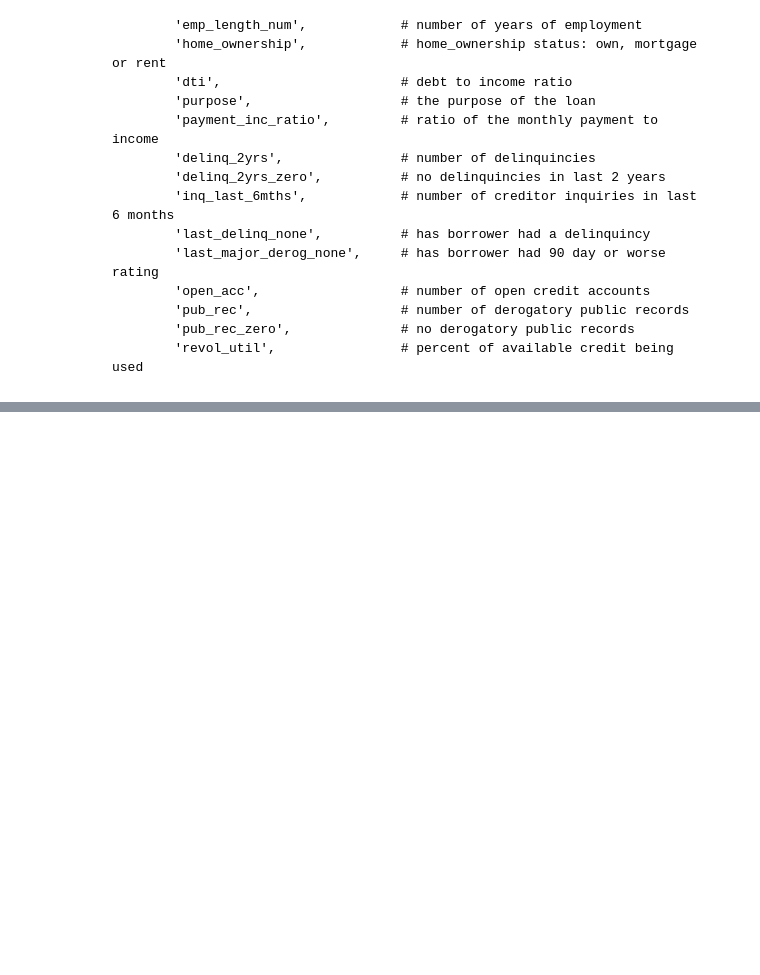
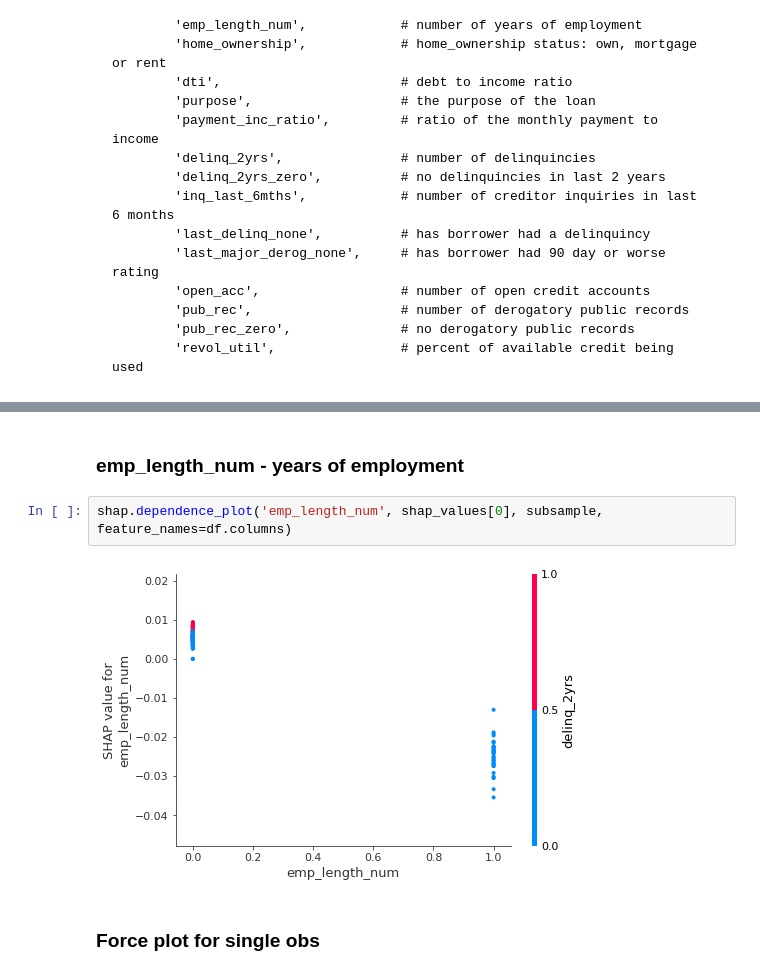
Before and after one commit to costefan/resp-ds-2019, a Jupyter notebook: interpretability/shap_library.ipynb, the cells around one changed output, grey strips where cells are left out. Drawn from its saved outputs; the diff is of its cells as text; blank space fills up the shorter version.

```diff
--- a/interpretability/shap_library.ipynb
+++ b/interpretability/shap_library.ipynb
@@ -125 +152,9 @@ shap_values = explainer.shap_values(subsample)
+# %% [markdown]
+### emp_length_num - years of employment
+# %%
+shap.dependence_plot('emp_length_num', shap_values[0], subsample, feature_names=df.columns)
+# %% [output]
+[figure, added]
+# %% [markdown]
+### Force plot for single obs
 # %%
```
Also changed, not shown: parts of 16 cells of this notebook, 1 other file.
